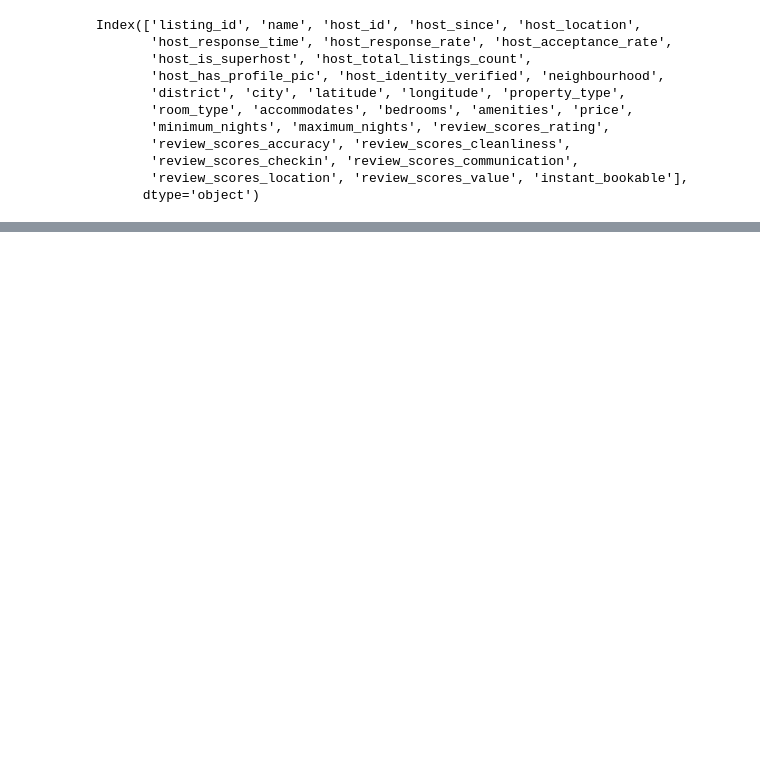
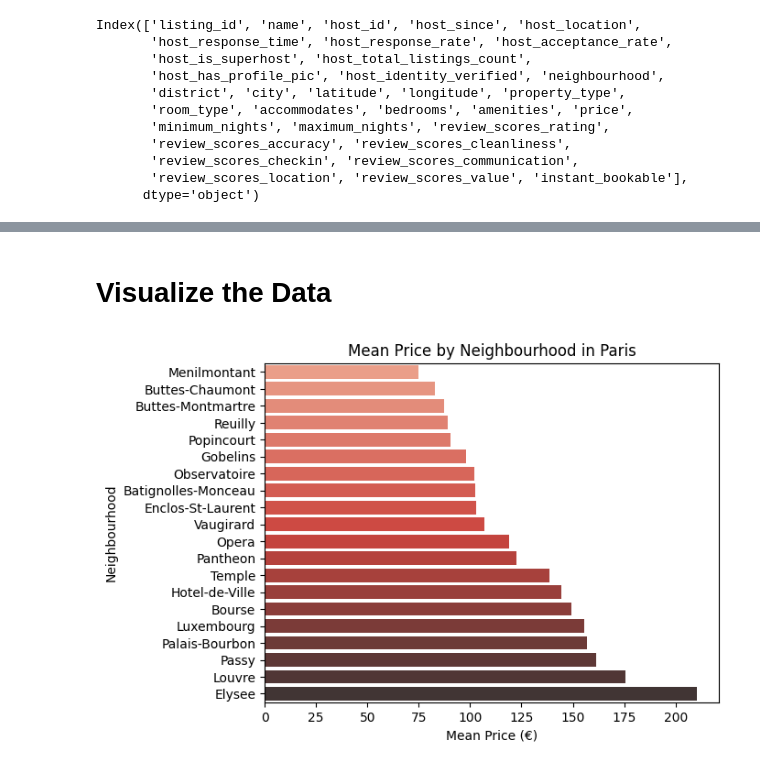
Before and after one commit to anycarolinys/Data-Science-Portfolio, a Jupyter notebook: airbnb_project/data_analysis.ipynb, the cells around one changed output, grey strips where cells are left out. Drawn from its saved outputs; the diff is of its cells as text; code cells hidden in the pictures; blank space fills up the shorter version.

Commit message:
Updating charts

```diff
--- a/airbnb_project/data_analysis.ipynb
+++ b/airbnb_project/data_analysis.ipynb
@@ -19,0 +62,2 @@ Index(['listing_id', 'name', 'host_id', 'host_since', 'host_location',
+# %%
+listings['host_since'] = pd.to_datetime(listings['host_since'])
@@ -19,0 +70,9 @@ Index(['listing_id', 'name', 'host_id', 'host_since', 'host_location',
+# %%
+""" listings = listings[listings['city'] == 'Paris']
+paris_listings = paris_listings.filter(items=['host_since', 'neighbourhood', 'city', 'accommodates']) """
+
+paris_listings = (
+    listings
+    .query("city == 'Paris'")
+    .loc[:, ['host_since', 'neighbourhood', 'city', 'accommodates', 'price']]
+)
@@ -23,0 +138,2 @@ Index(['listing_id', 'review_id', 'date', 'reviewer_id'], dtype='object')
+# %%
+paris_listings = paris_listings.dropna()
@@ -23,0 +243,9 @@ Index(['listing_id', 'review_id', 'date', 'reviewer_id'], dtype='object')
+# %%
+paris_listings_neighbourhood = (
+    paris_listings
+    .groupby('neighbourhood')
+    .agg(mean_price=('price', 'mean'))
+    .sort_values('mean_price')
+    .reset_index()
+)
+paris_listings_neighbourhood
@@ -23,0 +354,2 @@ Index(['listing_id', 'review_id', 'date', 'reviewer_id'], dtype='object')
+# %% [markdown]
+# Visualize the Data
@@ -23,0 +359,15 @@ Index(['listing_id', 'review_id', 'date', 'reviewer_id'], dtype='object')
+# %%
+sns.barplot(
+    data=paris_listings_neighbourhood,
+    y="neighbourhood",
+    x="mean_price",
+    palette="Reds_d",
+    hue='neighbourhood',
+    legend=False
+)
+plt.xlabel('Mean Price (€)')
+plt.ylabel('Neighbourhood')
+plt.title('Mean Price by Neighbourhood in Paris')
+plt.show()
+# %% [output]
+[figure, added]
```
Also changed, not shown: parts of 45 cells of this notebook, 1 other file.
